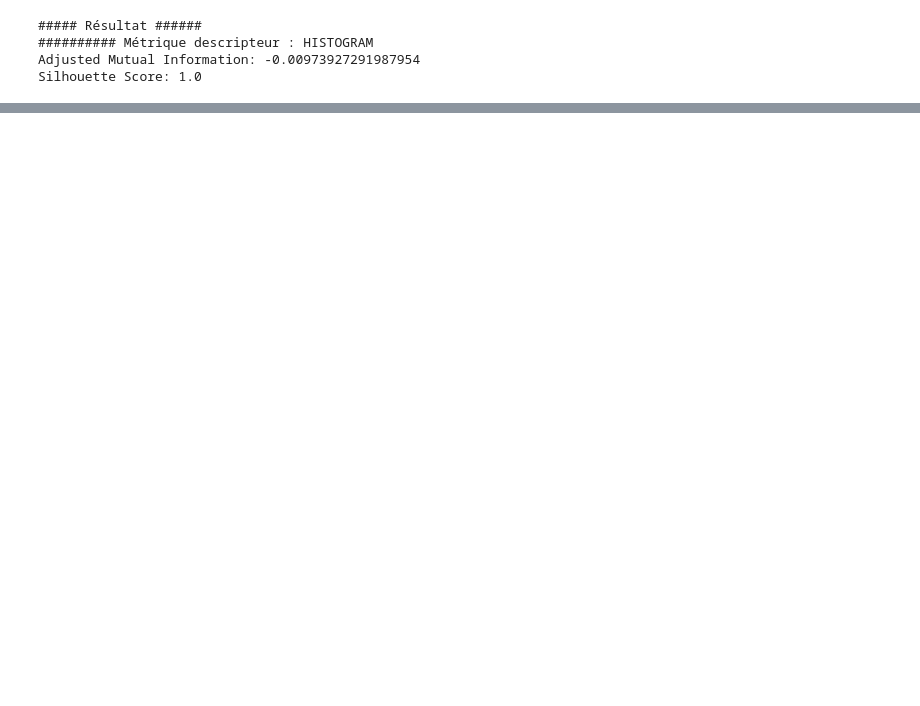
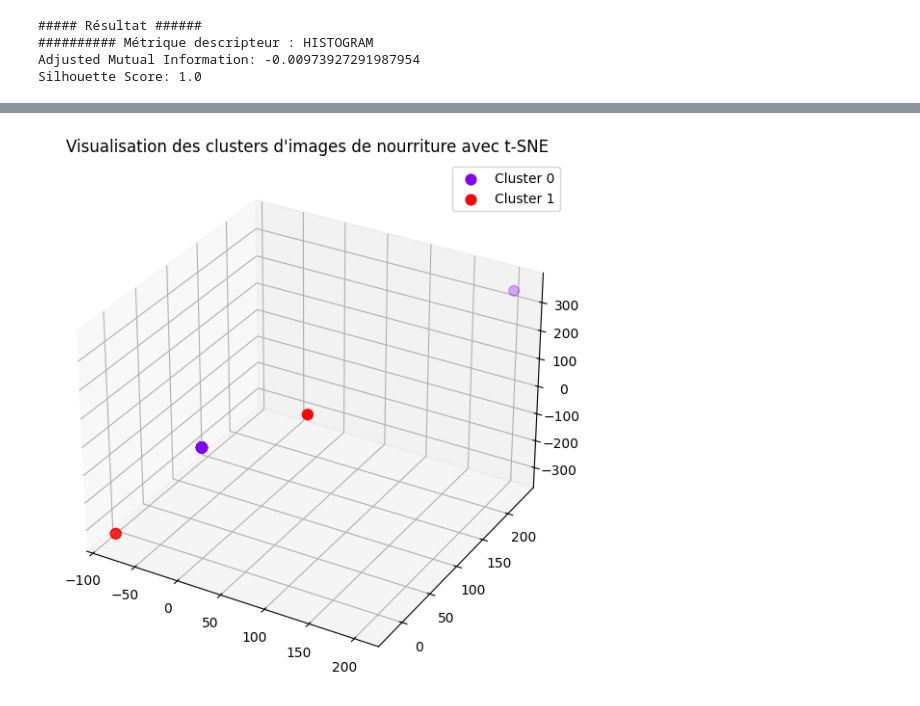
Before and after one commit to AntoineB33/projet, a Jupyter notebook: sujet_tp/sujet_tp/src/tests.ipynb, the cells around one changed output, grey strips where cells are left out. Saved outputs shown, nothing was run; the diff lists cells and outputs as text; code cells hidden in the pictures; blank space fills up the shorter version.

```diff
--- a/sujet_tp/sujet_tp/src/tests.ipynb
+++ b/sujet_tp/sujet_tp/src/tests.ipynb
@@ -108,0 +133,30 @@ Silhouette Score: 1.0
+# %%
+from sklearn.manifold import TSNE
+from mpl_toolkits.mplot3d import Axes3D
+import matplotlib.pyplot as plt
+import numpy as np
+
+# Réduction de dimension avec t-SNE
+tsne = TSNE(n_components=3, perplexity=30.0, n_iter=300, random_state=42)
+transformed_images_tsne = tsne.fit_transform(transformed_images_scaled)
+
+# Création d'un graphique 3D pour visualiser les clusters
+fig = plt.figure(figsize=(10, 7))
+ax = fig.add_subplot(111, projection='3d')
+
+# Colorier chaque cluster
+colors = plt.cm.rainbow(np.linspace(0, 1, len(set(clusters))))
+for i in range(len(set(clusters))):
+    ax.scatter(transformed_images_tsne[clusters == i, 0],
+               transformed_images_tsne[clusters == i, 1],
+               transformed_images_tsne[clusters == i, 2],
+               color=colors[i],
+               label='Cluster ' + str(i),
+               s=60)
+
+ax.legend()
+ax.grid(True)
+plt.title('Visualisation des clusters d\'images de nourriture avec t-SNE')
+plt.show()
+# %% [output]
+[figure, added]
```
Also changed, not shown: parts of 4 cells of this notebook, 1 other file.
